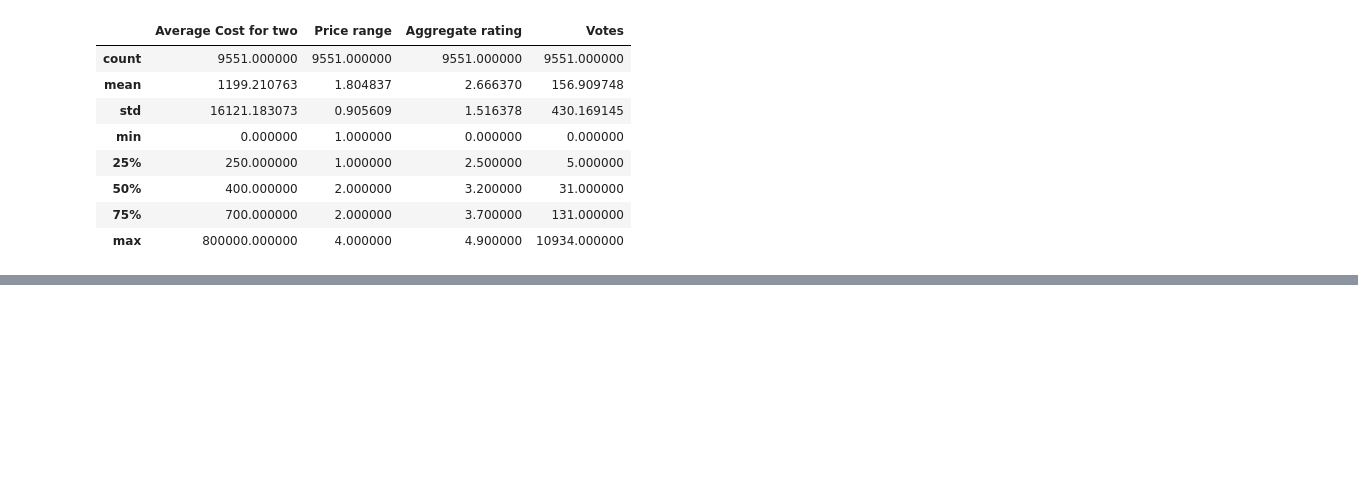
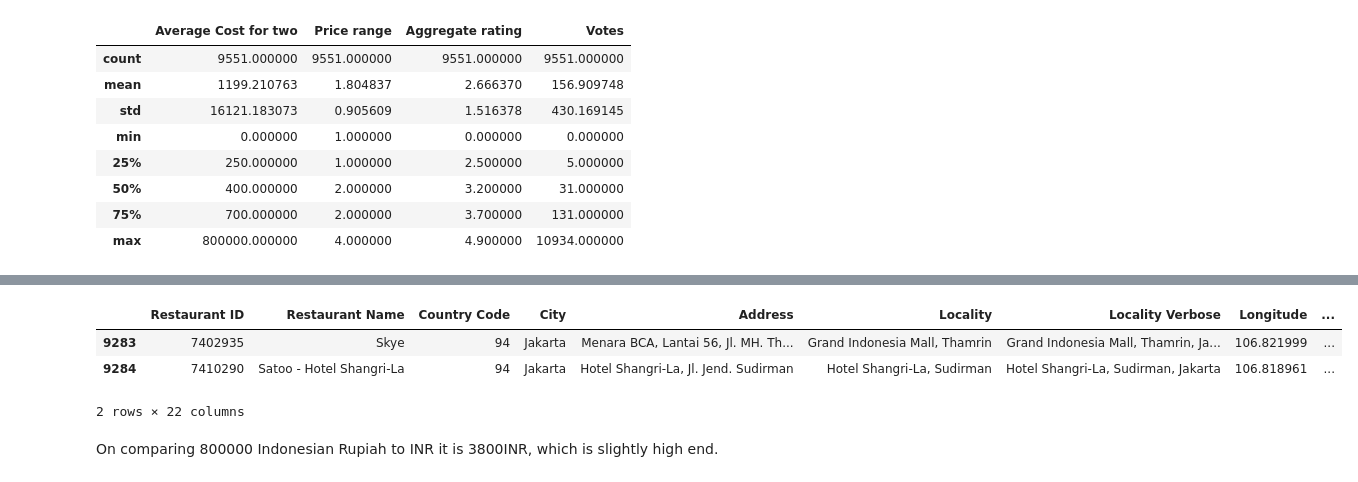
Before and after one commit to Rishiraj-singh7/Zomato-Restaurants-Data-Analysis, a Jupyter notebook: main.ipynb, the cells around one changed output, grey strips where cells are left out. Cells and saved outputs as stored; diff of their text form; code cells hidden in the pictures; blank space fills up the shorter version.

Commit message:
Data Exploration

```diff
--- a/main.ipynb
+++ b/main.ipynb
@@ -120,0 +131,9 @@ zomato_data[['Average Cost for two', 'Price range', 'Aggregate rating', 'Votes']
+# %%
+zomato_data[zomato_data['Average Cost for two'] == 800000]             # Extract rows which meet a specific condition
+# %% [output]
+|  | Restaurant ID | Restaurant Name | Country Code | City | Address | Locality | Locality Verbose | Longitude | ... |
+| 9283 | 7402935 | Skye | 94 | Jakarta | Menara BCA, Lantai 56, Jl. MH. Th... | Grand Indonesia Mall, Thamrin | Grand Indonesia Mall, Thamrin, Ja... | 106.821999 | ... |
+| 9284 | 7410290 | Satoo - Hotel Shangri-La | 94 | Jakarta | Hotel Shangri-La, Jl. Jend. Sudirman | Hotel Shangri-La, Sudirman | Hotel Shangri-La, Sudirman, Jakarta | 106.818961 | ... |
+2 rows × 22 columns
+# %% [markdown]
+On comparing 800000 Indonesian Rupiah to INR it is 3800INR, which is slightly high end.
```
Also changed, not shown: parts of 7 cells of this notebook.
